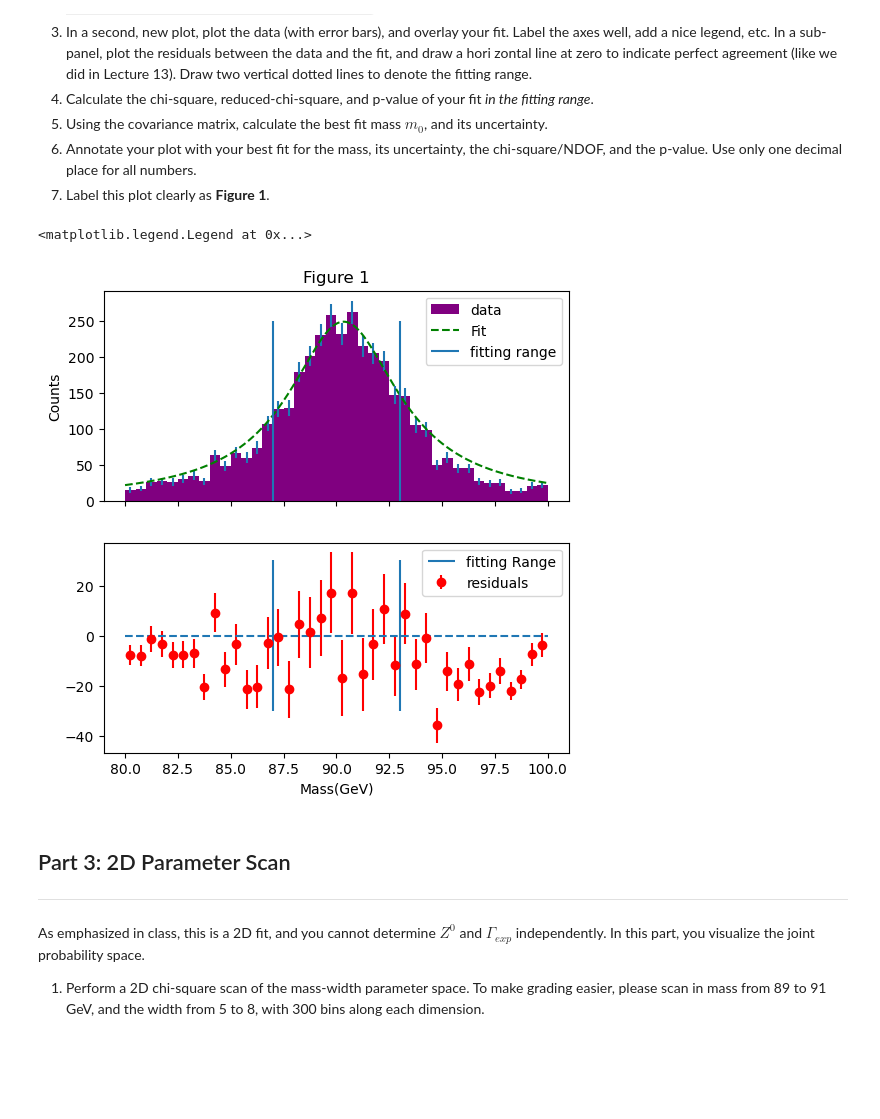
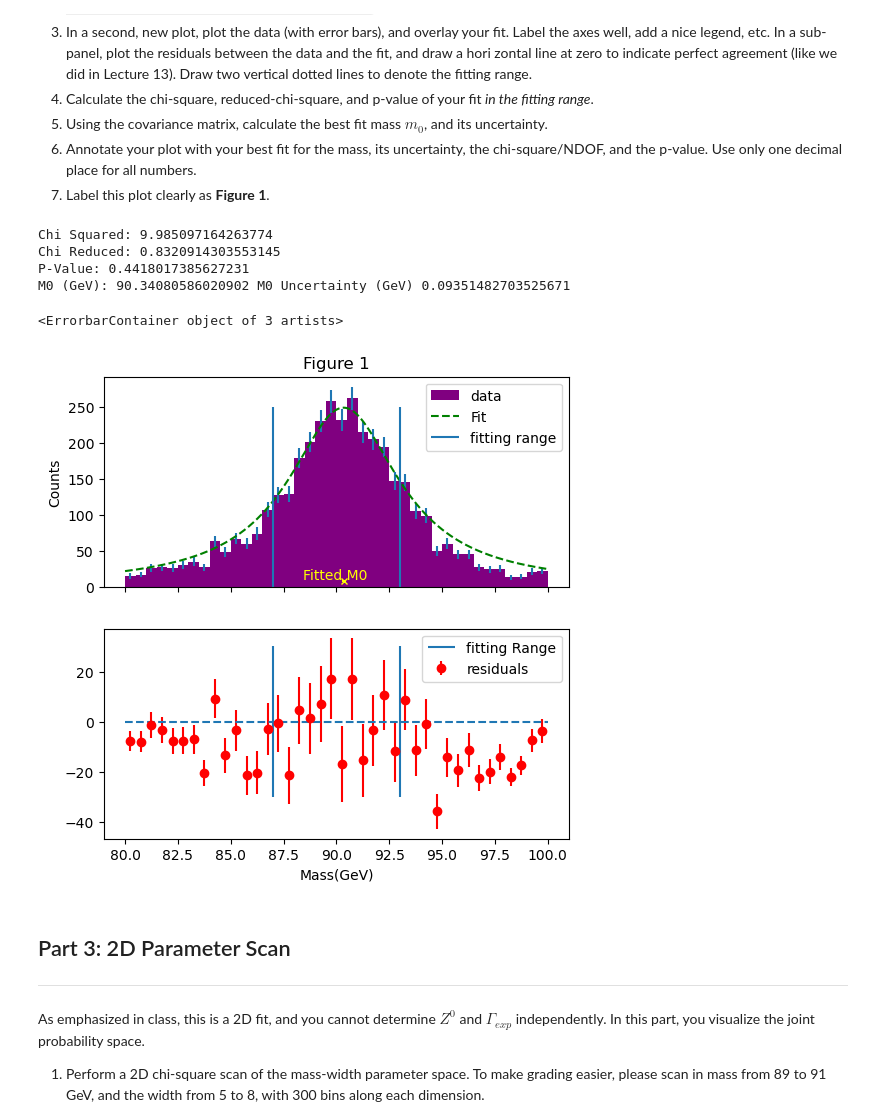
Before and after one commit to rhorton-2/PHYS265-spring26, a Jupyter notebook: Lab2/lab2.ipynb, the cells around one changed output. Saved outputs shown, nothing was run; the diff lists cells and outputs as text; code cells hidden in the pictures; blank space fills up the shorter version.

```diff
--- a/Lab2/lab2.ipynb
+++ b/Lab2/lab2.ipynb
@@ -181,37 +181,53 @@ def Decay(m,m0,Gamma):
     D = (1/np.pi)*(Gamma*.5/((m-m0)**2 + (Gamma*.5)**2))
     return D*2500
 mask = (Bin_center > 87) & (Bin_center < 93)
 Counts2 = Counts[mask]
 Bin2 = Bin_center[mask]
 Sigma2 = Sigma[mask]
 params,covars = curve_fit(Decay,Bin2,Counts2, sigma=Sigma2, absolute_sigma= True)
 M0_fit = params[0]
 Gamma_fit = params[1]
 m = np.linspace(80,100,1000)
 Fit = Decay(m,M0_fit,Gamma_fit)
 fig,(ax1,ax2)  = plt.subplots(2,1,figsize = (6,6),sharex=True)
 ax1.set_title("Figure 1")
 Counts, edges,_ = ax1.hist(M,bins=Bins,color = 'purple', label= "data")
 ax1.errorbar(Bin_center,Counts,yerr = Sigma,fmt='none')
 ax1.plot(m,Fit, color = 'green', ls = '--', label ="Fit")
 ax2.set_xlabel("Mass(GeV)")
 ax1.set_ylabel("Counts")
 ax1.vlines(87,0,250)
 ax1.vlines(93,0,250,label = "fitting range")
 ax1.legend()
 
 Fit_Bins = Decay(Bin_center,M0_fit,Gamma_fit)
 residuals = Counts - Fit_Bins
 ax2.errorbar(Bin_center,residuals,color = 'red', fmt='o',yerr=Sigma,label="residuals")
 ax2.hlines(0,80,100,ls="--")
 ax2.vlines(87,-30,30)
 ax2.vlines(93,-30,30,label="fitting Range")
 ax2.legend()
-
-# End of Day 2
+Fit2 = Decay(Bin2,M0_fit,Gamma_fit)
+residuals2 = Counts2 - Fit2
+Chi = np.sum((residuals2/Sigma2)**2)
+print("Chi Squared:",Chi)
+N = len(Fit2)
+Chi_r = Chi/N
+print("Chi Reduced:", Chi_r)
+dof = N - 2
+pvalue = st.chi2.sf(Chi,dof)
+print("P-Value:",pvalue)
+m0_err = np.sqrt(np.diag(covars)[0])
+print("M0 (GeV):",M0_fit,"M0 Uncertainty (GeV)",m0_err)
+ax1.annotate("Fitted M0", xy=(M0_fit,0),color = 'yellow',xytext = (M0_fit-1.9,10))
+ax1.errorbar(M0_fit,8,xerr = m0_err, fmt = 'x',color = "yellow",markersize = 4)
 # %% [output]
-<matplotlib.legend.Legend at 0x...>
+Chi Squared: 9.985097164263774
+Chi Reduced: 0.8320914303553145
+P-Value: 0.4418017385627231
+M0 (GeV): 90.34080586020902 M0 Uncertainty (GeV) 0.09351482703525671
+<ErrorbarContainer object of 3 artists>
-[figure, old version]
+[figure, new version]
 # %% [markdown]
 ## Part 3: 2D Parameter Scan
 ----
```
Also changed, not shown: parts of 1 cell of this notebook.
